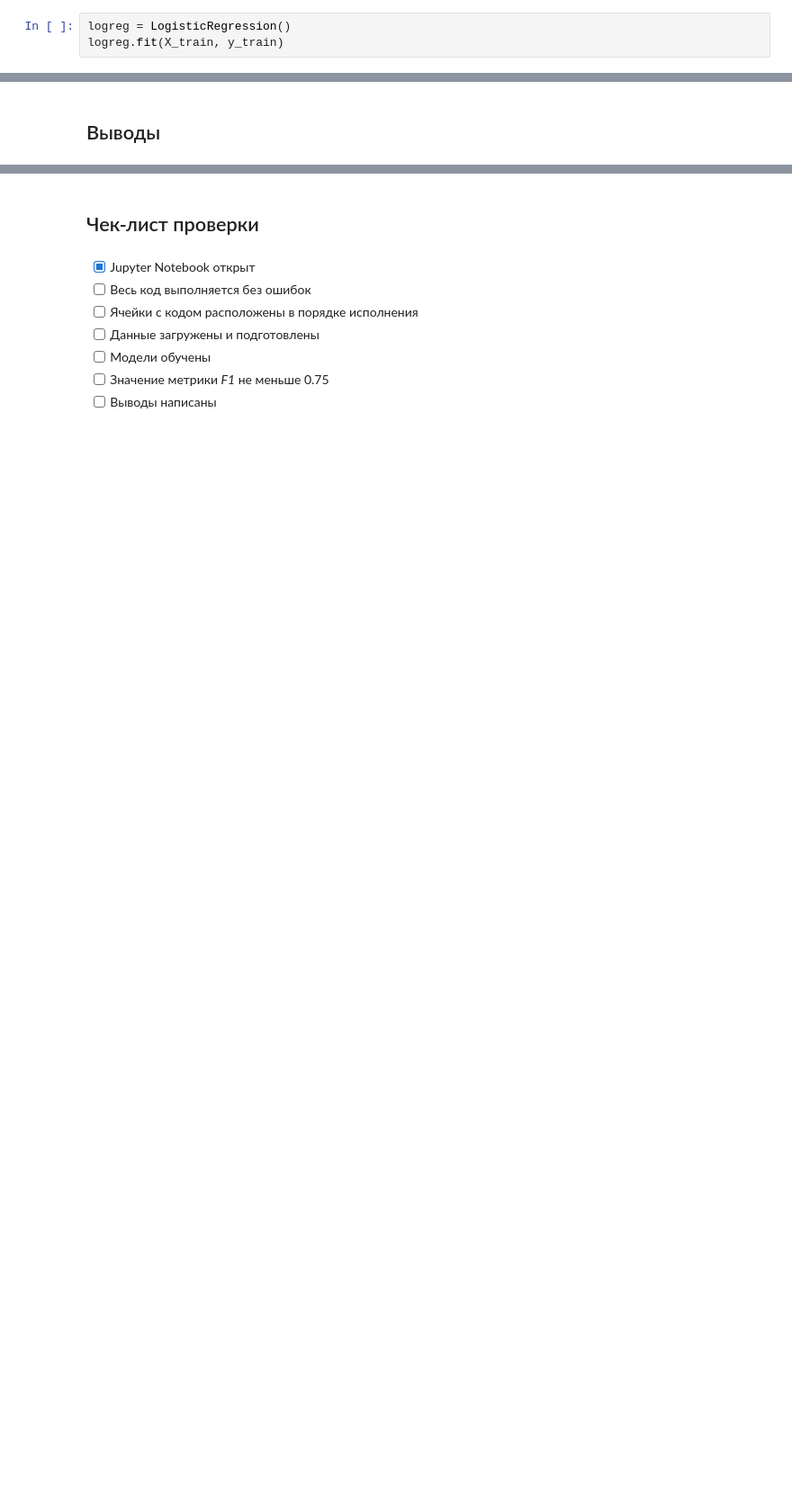
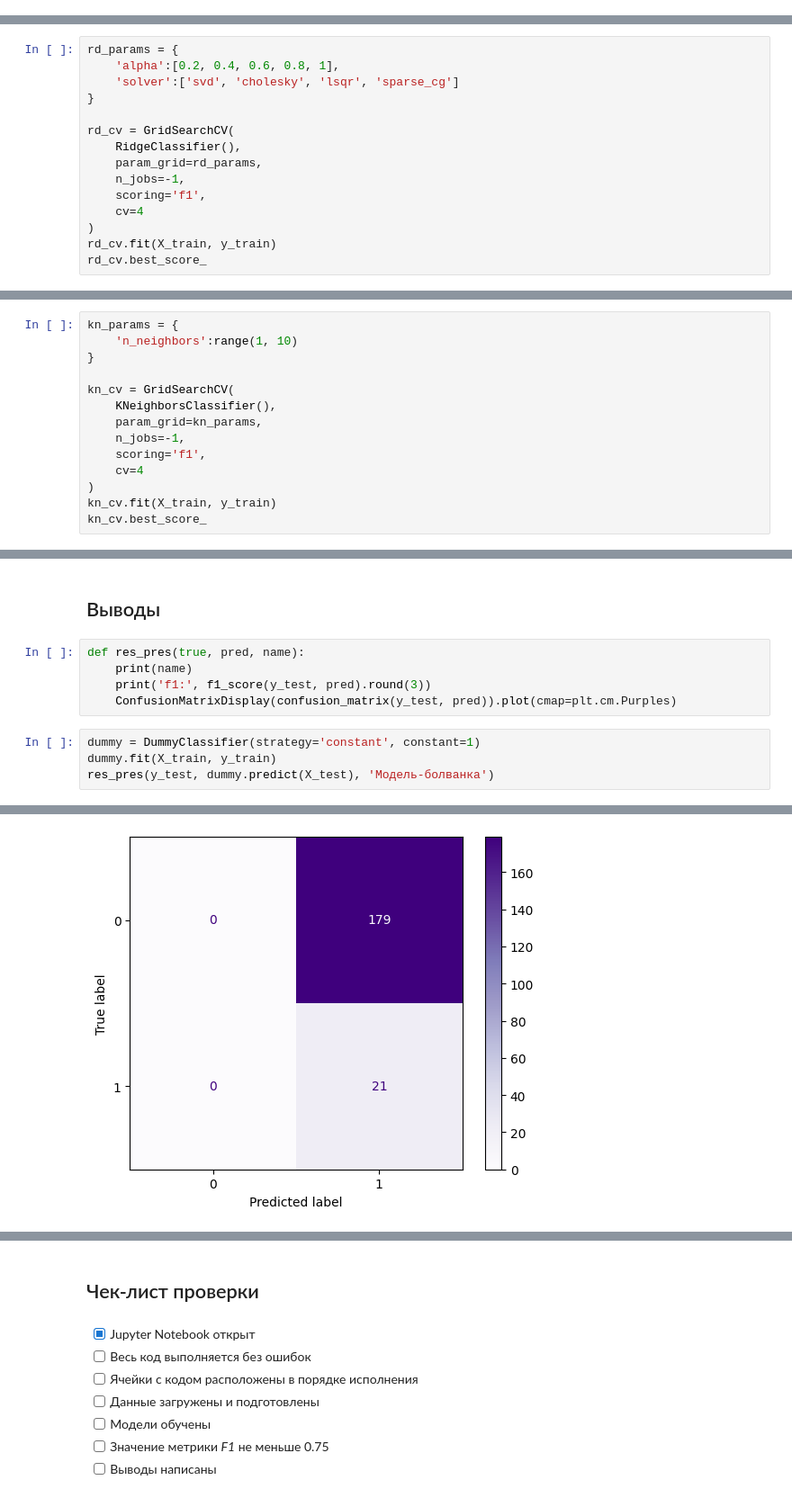
Before and after one commit to Maksim1004/data_science_studying, a Jupyter notebook: wiki_shop.ipynb, the cells around one changed output, grey strips where cells are left out. Shown at 90% size. Cells and saved outputs as stored; diff of their text form; blank space fills up the shorter version.

Commit message:
Добавил лемматизацию с очисткой от лишних символов, подготовил объекты GridSearchCV, обучил модель болванку и подготовил всё для финального теста

```diff
--- a/wiki_shop.ipynb
+++ b/wiki_shop.ipynb
@@ -138,6 +151,3 @@ X_train, X_test, y_train, y_test = train_test_split(
     random_state=RANDOM_STATE)
 # %% [markdown]
 ## Обучение
-# %%
-logreg = LogisticRegression()
-logreg.fit(X_train, y_train)
@@ -149,0 +171,15 @@ f1_score(y_test, logreg.predict(X_test))
+# %%
+rd_params = {
+    'alpha':[0.2, 0.4, 0.6, 0.8, 1],
+    'solver':['svd', 'cholesky', 'lsqr', 'sparse_cg']
+}
+
+rd_cv = GridSearchCV(
+    RidgeClassifier(),
+    param_grid=rd_params,
+    n_jobs=-1,
+    scoring='f1',
+    cv=4
+)
+rd_cv.fit(X_train, y_train)
+rd_cv.best_score_
@@ -149,0 +188,14 @@ f1_score(y_test, logreg.predict(X_test))
+# %%
+kn_params = {
+    'n_neighbors':range(1, 10)
+}
+
+kn_cv = GridSearchCV(
+    KNeighborsClassifier(),
+    param_grid=kn_params,
+    n_jobs=-1,
+    scoring='f1',
+    cv=4
+)
+kn_cv.fit(X_train, y_train)
+kn_cv.best_score_
@@ -150,2 +204,12 @@ f1_score(y_test, logreg.predict(X_test))
 # %% [markdown]
 ## Выводы
+# %%
+def res_pres(true, pred, name):
+    print(name)
+    print('f1:', f1_score(y_test, pred).round(3))
+    ConfusionMatrixDisplay(confusion_matrix(y_test, pred)).plot(cmap=plt.cm.Purples)
+# %%
+dummy = DummyClassifier(strategy='constant', constant=1)
+dummy.fit(X_train, y_train)
+res_pres(y_test, dummy.predict(X_test), 'Модель-болванка')
+# %% [output]
@@ -151,0 +218 @@ f1_score(y_test, logreg.predict(X_test))
+[figure, added]
```
Also changed, not shown: parts of 13 cells of this notebook.
